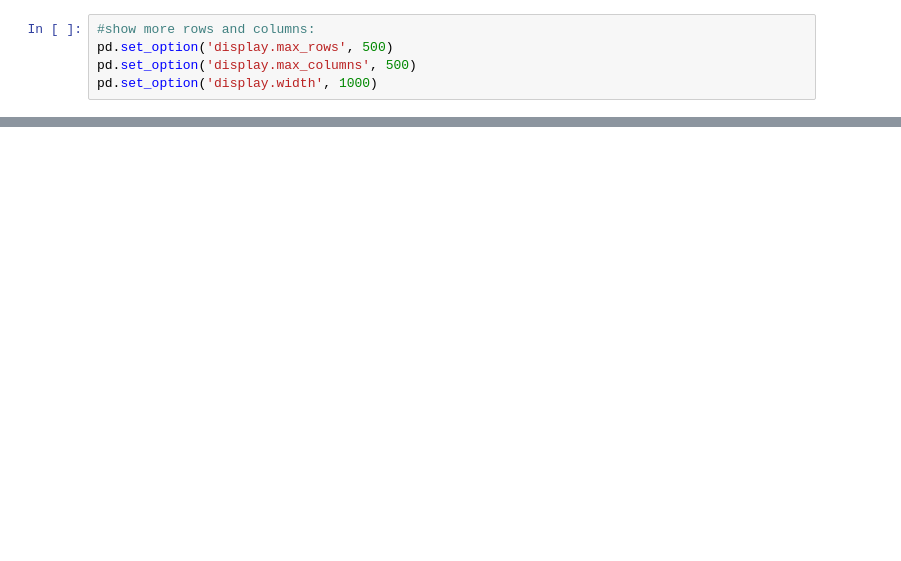
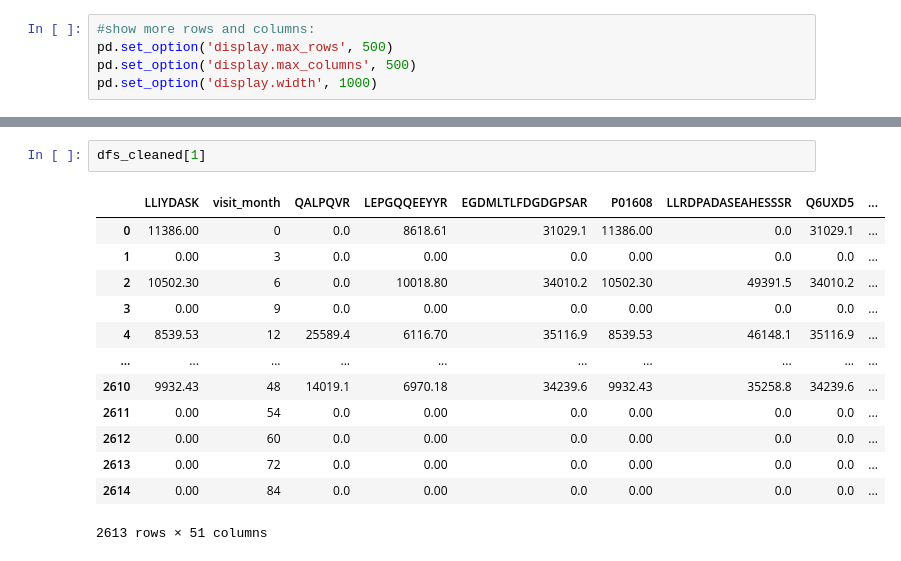
Before and after one commit to tomdgr/Kaggle, a Jupyter notebook: amp_parkinsons_2023/working/WRANGL.ipynb, the cells around one changed output, grey strips where cells are left out. Cells and saved outputs as stored; diff of their text form; blank space fills up the shorter version.

```diff
--- a/amp_parkinsons_2023/working/WRANGL.ipynb
+++ b/amp_parkinsons_2023/working/WRANGL.ipynb
@@ -177,0 +187,16 @@ SMAPE:  34.62012353848915
+# %%
+dfs_cleaned[1]
+# %% [output]
+|  | LLIYDASK | visit_month | QALPQVR | LEPGQQEEYYR | EGDMLTLFDGDGPSAR | P01608 | LLRDPADASEAHESSSR | Q6UXD5 | ... |
+| 0 | 11386.00 | 0 | 0.0 | 8618.61 | 31029.1 | 11386.00 | 0.0 | 31029.1 | ... |
+| 1 | 0.00 | 3 | 0.0 | 0.00 | 0.0 | 0.00 | 0.0 | 0.0 | ... |
+| 2 | 10502.30 | 6 | 0.0 | 10018.80 | 34010.2 | 10502.30 | 49391.5 | 34010.2 | ... |
+| 3 | 0.00 | 9 | 0.0 | 0.00 | 0.0 | 0.00 | 0.0 | 0.0 | ... |
+| 4 | 8539.53 | 12 | 25589.4 | 6116.70 | 35116.9 | 8539.53 | 46148.1 | 35116.9 | ... |
+| ... | ... | ... | ... | ... | ... | ... | ... | ... | ... |
+| 2610 | 9932.43 | 48 | 14019.1 | 6970.18 | 34239.6 | 9932.43 | 35258.8 | 34239.6 | ... |
+| 2611 | 0.00 | 54 | 0.0 | 0.00 | 0.0 | 0.00 | 0.0 | 0.0 | ... |
+| 2612 | 0.00 | 60 | 0.0 | 0.00 | 0.0 | 0.00 | 0.0 | 0.0 | ... |
+| 2613 | 0.00 | 72 | 0.0 | 0.00 | 0.0 | 0.00 | 0.0 | 0.0 | ... |
+| 2614 | 0.00 | 84 | 0.0 | 0.00 | 0.0 | 0.00 | 0.0 | 0.0 | ... |
+2613 rows × 51 columns
```
Also changed, not shown: parts of 14 cells of this notebook, 2 other files.
